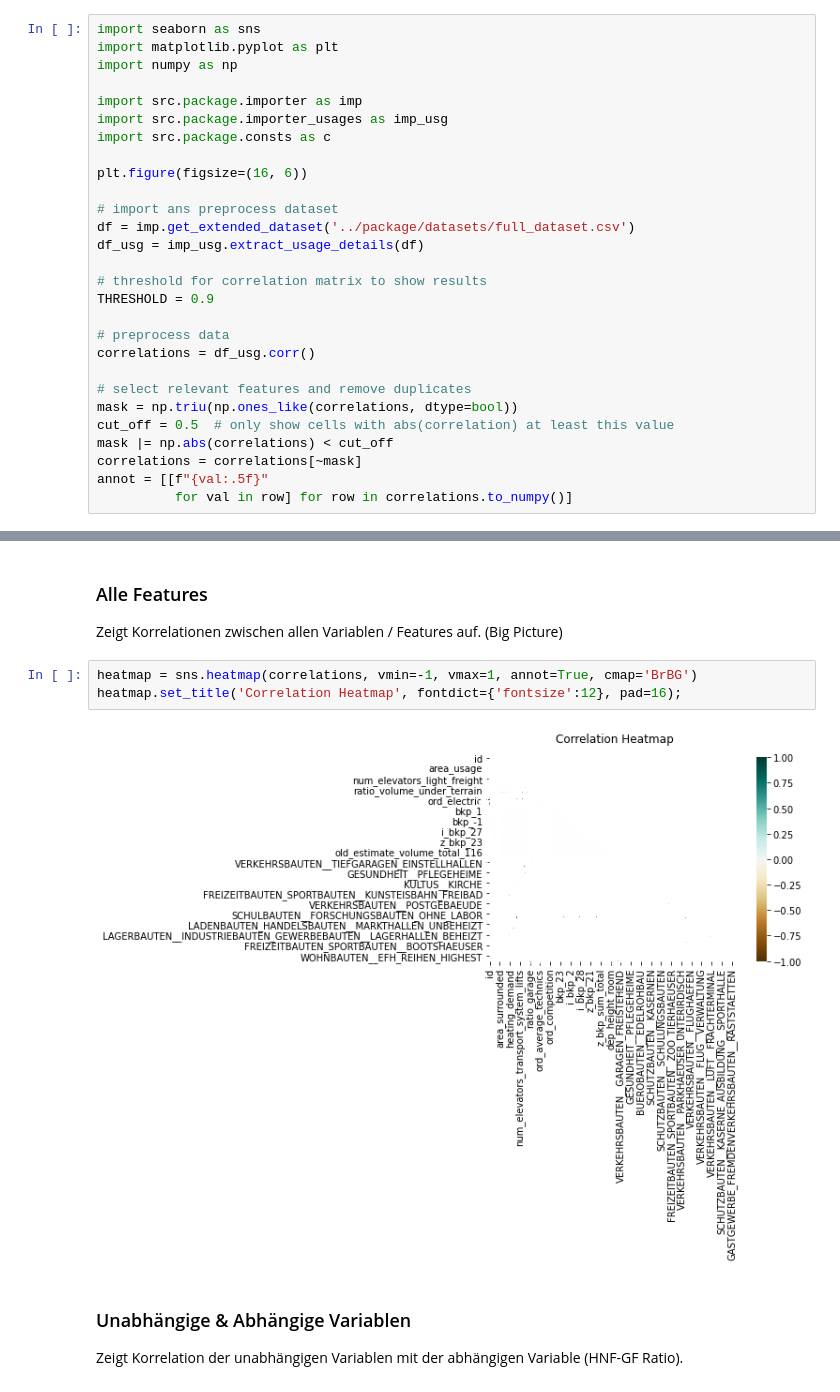
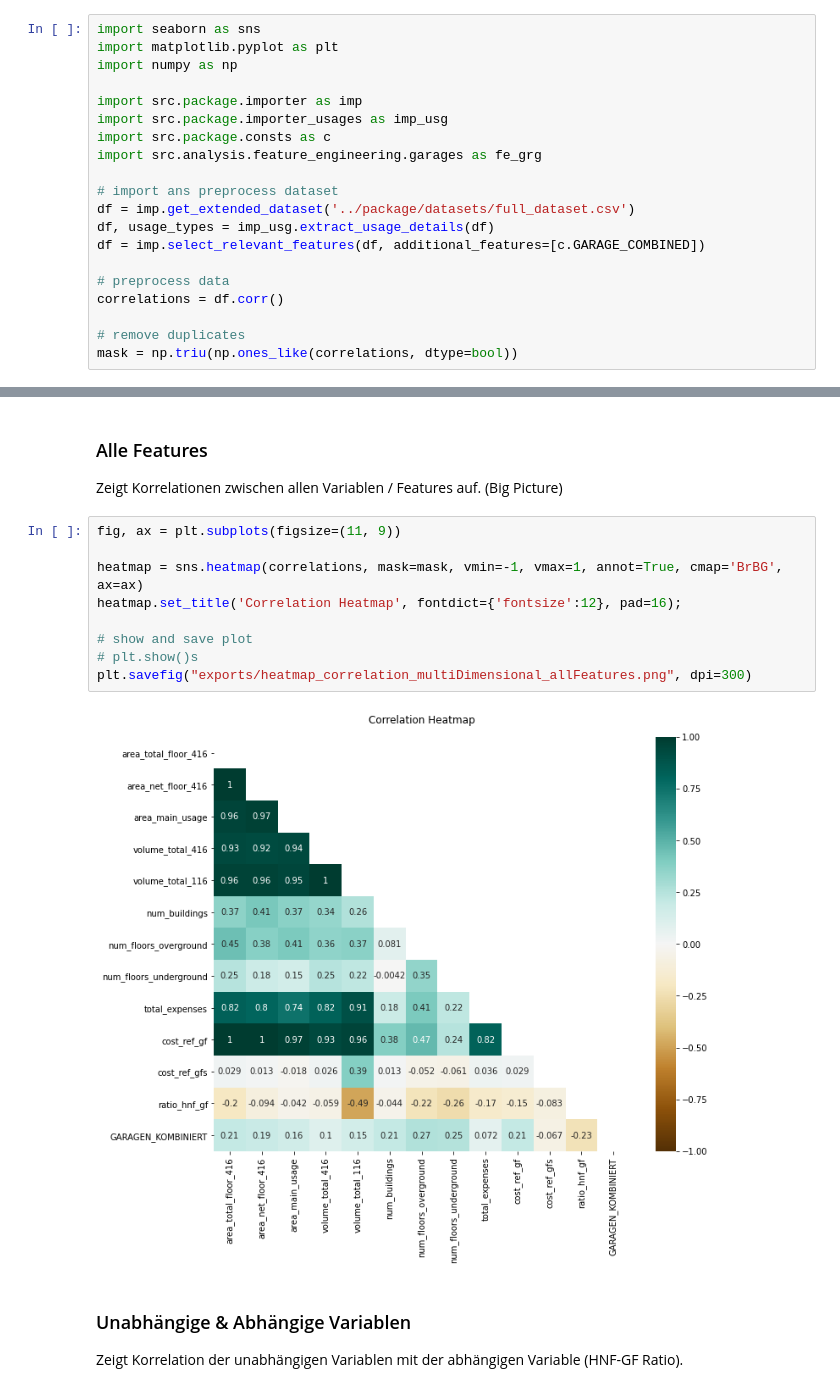
Before and after one commit to FHNW-RW/ip5-metriken-bauwesen, a Jupyter notebook: src/analysis/feature_correlation.ipynb, the cells around one changed output, grey strips where cells are left out. Cells and saved outputs as stored; diff of their text form.

Commit message:
Update correlation plots to work with new importer.

```diff
--- a/src/analysis/feature_correlation.ipynb
+++ b/src/analysis/feature_correlation.ipynb
@@ -11,23 +11,15 @@ import numpy as np
 import src.package.importer as imp
 import src.package.importer_usages as imp_usg
 import src.package.consts as c
-
-plt.figure(figsize=(16, 6))
+import src.analysis.feature_engineering.garages as fe_grg
 
 # import ans preprocess dataset
 df = imp.get_extended_dataset('../package/datasets/full_dataset.csv')
-df_usg = imp_usg.extract_usage_details(df)
-
-# threshold for correlation matrix to show results
-THRESHOLD = 0.9
+df, usage_types = imp_usg.extract_usage_details(df)
+df = imp.select_relevant_features(df, additional_features=[c.GARAGE_COMBINED])
 
 # preprocess data
-correlations = df_usg.corr()
+correlations = df.corr()
 
-# select relevant features and remove duplicates
+# remove duplicates
 mask = np.triu(np.ones_like(correlations, dtype=bool))
-cut_off = 0.5  # only show cells with abs(correlation) at least this value
-mask |= np.abs(correlations) < cut_off
-correlations = correlations[~mask]
-annot = [[f"{val:.5f}"
-          for val in row] for row in correlations.to_numpy()]
@@ -37,10 +27,16 @@ annot = [[f"{val:.5f}"
 ### Alle Features
 Zeigt Korrelationen zwischen allen Variablen / Features auf. (Big Picture)
 # %%
-heatmap = sns.heatmap(correlations, vmin=-1, vmax=1, annot=True, cmap='BrBG')
+fig, ax = plt.subplots(figsize=(11, 9))
+
+heatmap = sns.heatmap(correlations, mask=mask, vmin=-1, vmax=1, annot=True, cmap='BrBG', ax=ax)
 heatmap.set_title('Correlation Heatmap', fontdict={'fontsize':12}, pad=16);
+
+# show and save plot
+# plt.show()s
+plt.savefig("exports/heatmap_correlation_multiDimensional_allFeatures.png", dpi=300)
 # %% [output]
-[figure, old version]
+[figure, new version]
 # %% [markdown]
 ### Unabhängige & Abhängige Variablen
 Zeigt Korrelation der unabhängigen Variablen mit der abhängigen Variable (HNF-GF Ratio).
```
Also changed, not shown: parts of 4 cells of this notebook, 5 other files.
